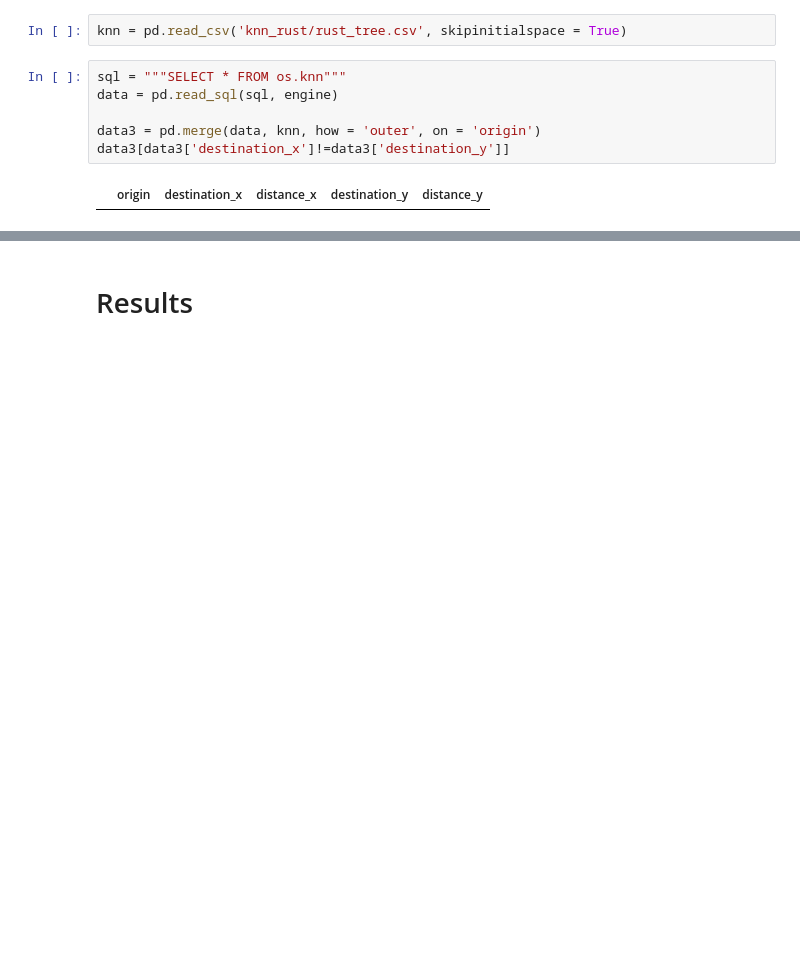
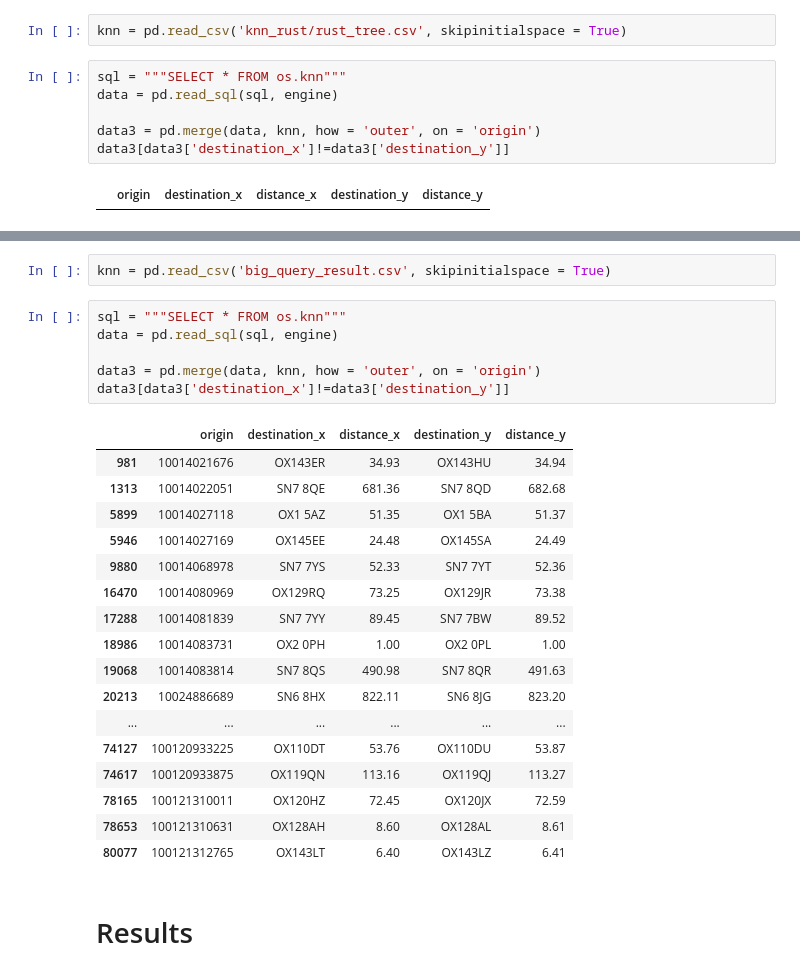
Before and after one commit to carlospadron/spatial_knn, a Jupyter notebook: nearest_neighbour.ipynb, the cells around one changed output, grey strips where cells are left out. Drawn from its saved outputs; the diff is of its cells as text; blank space fills up the shorter version.

```diff
--- a/nearest_neighbour.ipynb
+++ b/nearest_neighbour.ipynb
@@ -685,3 +708,29 @@ data3[data3['destination_x']!=data3['destination_y']]
+# %%
+knn = pd.read_csv('big_query_result.csv', skipinitialspace = True)
+# %%
+sql = """SELECT * FROM os.knn"""
+data = pd.read_sql(sql, engine)
+
+data3 = pd.merge(data, knn, how = 'outer', on = 'origin')
+data3[data3['destination_x']!=data3['destination_y']]
+# %% [output]
+|  | origin | destination_x | distance_x | destination_y | distance_y |
+| 981 | 10014021676 | OX143ER | 34.93 | OX143HU | 34.94 |
+| 1313 | 10014022051 | SN7 8QE | 681.36 | SN7 8QD | 682.68 |
+| 5899 | 10014027118 | OX1 5AZ | 51.35 | OX1 5BA | 51.37 |
+| 5946 | 10014027169 | OX145EE | 24.48 | OX145SA | 24.49 |
+| 9880 | 10014068978 | SN7 7YS | 52.33 | SN7 7YT | 52.36 |
+| 16470 | 10014080969 | OX129RQ | 73.25 | OX129JR | 73.38 |
+| 17288 | 10014081839 | SN7 7YY | 89.45 | SN7 7BW | 89.52 |
+| 18986 | 10014083731 | OX2 0PH | 1.00 | OX2 0PL | 1.00 |
+| 19068 | 10014083814 | SN7 8QS | 490.98 | SN7 8QR | 491.63 |
+| 20213 | 10024886689 | SN6 8HX | 822.11 | SN6 8JG | 823.20 |
+| ... | ... | ... | ... | ... | ... |
+| 74127 | 100120933225 | OX110DT | 53.76 | OX110DU | 53.87 |
+| 74617 | 100120933875 | OX119QN | 113.16 | OX119QJ | 113.27 |
+| 78165 | 100121310011 | OX120HZ | 72.45 | OX120JX | 72.59 |
+| 78653 | 100121310631 | OX128AH | 8.60 | OX128AL | 8.61 |
+| 80077 | 100121312765 | OX143LT | 6.40 | OX143LZ | 6.41 |
 # %% [markdown]
 # Results
 # %%
```
Also changed, not shown: parts of 5 cells of this notebook, 2 other files.
